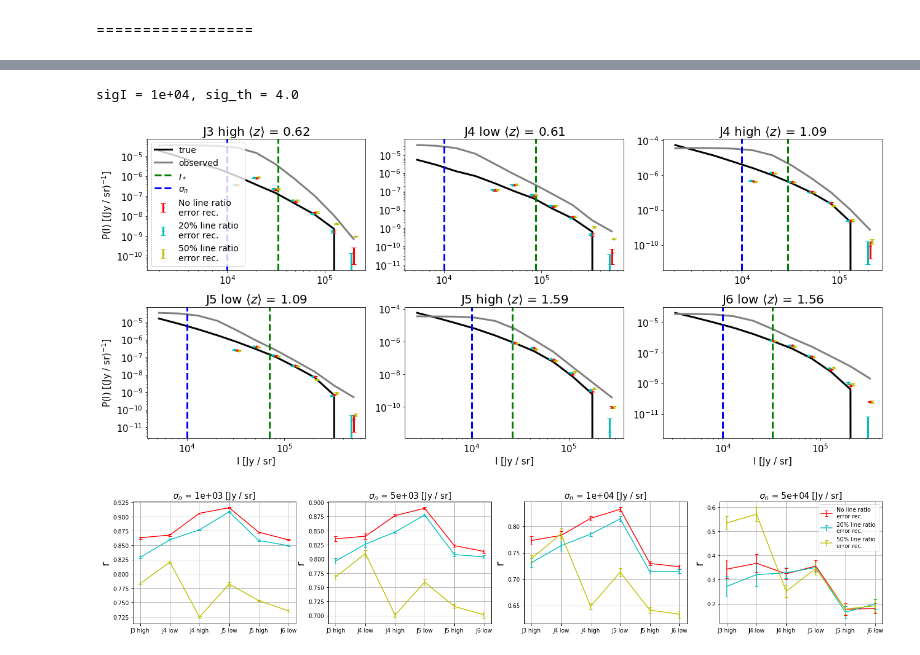
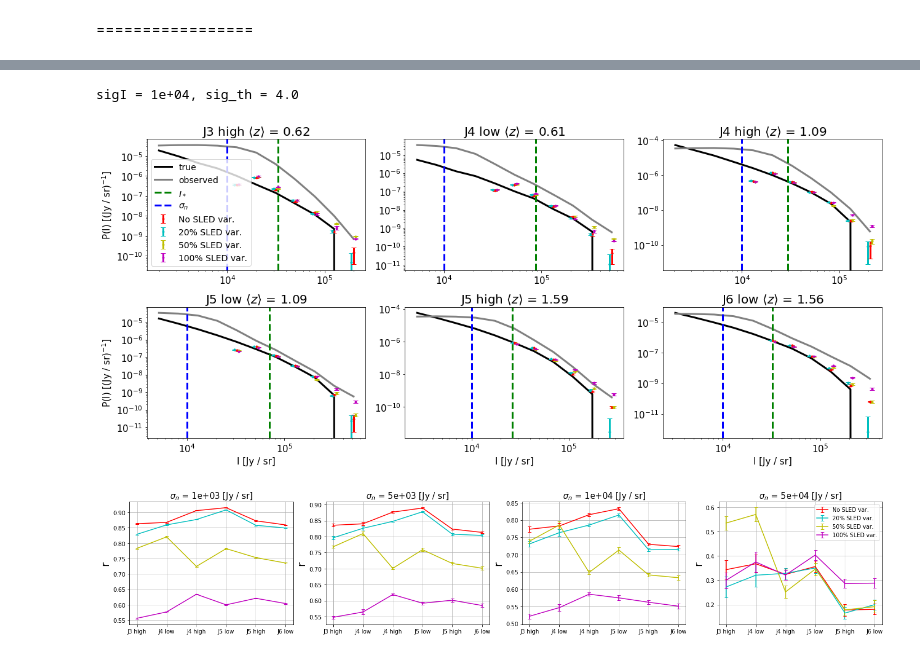
Before and after one commit to yuntingcheng/sim_cii, a Jupyter notebook: sparse_S1_var.ipynb, the cells around one changed output, grey strips where cells are left out. Cells and saved outputs as stored; diff of their text form; code cells hidden in the pictures.

```diff
--- a/sparse_S1_var.ipynb
+++ b/sparse_S1_var.ipynb
@@ -148,6 +514,7 @@ Iobs_all = Itrue_all + np.random.normal(0, sigI, Itrue_all.shape)
 Ipred_targ_arr = np.load(datadir + 'Ipred_targ_arr%d%d%d.npy'%(iNeff, i, j))
 Ipred_targ_arr0 = np.load(datadir + 'Ipred_targ_arr%d%d%d_Lr20.npy'%(iNeff, i, j))
 Ipred_targ_arr1 = np.load(datadir + 'Ipred_targ_arr%d%d%d_Lr50.npy'%(iNeff, i, j))
+Ipred_targ_arr2 = np.load(datadir + 'Ipred_targ_arr%d%d%d_Lr100.npy'%(iNeff, i, j))
 
 for jtarg in [3,4,5,6]:
     j_idx = line_use.index(jtarg)
@@ -181,7 +548,7 @@ for jtarg in [3,4,5,6]:
             h_pred_arr[n_idx, :] = h_pred
         ax[ii][jj].errorbar(I_all, np.mean(h_pred_arr, axis = 0), \
                               np.std(h_pred_arr, axis = 0),  c = 'r', \
-                              fmt = '.', capsize = 4, lw = 3, label = 'No line ratio \nerror rec.')
+                              fmt = '.', capsize = 4, lw = 3, label = 'No SLED var.')
         ax[ii][jj].plot(I_all, np.mean(h_pred_arr, axis = 0), 'r.', markersize=5)
 
         h_pred_arr = np.zeros([N_sim, len(Ibinedges) - 1])
@@ -192,7 +559,7 @@ for jtarg in [3,4,5,6]:
             h_pred_arr[n_idx, :] = h_pred
         ax[ii][jj].errorbar(I_all*0.95, np.mean(h_pred_arr, axis = 0), \
                               np.std(h_pred_arr, axis = 0),  c = 'c', \
-                              fmt = '.', capsize = 4, lw = 3, label = '20% line ratio \nerror rec.')
+                              fmt = '.', capsize = 4, lw = 3, label = '20% SLED var.')
         ax[ii][jj].plot(I_all*0.95, np.mean(h_pred_arr, axis = 0), 'c.', markersize=5)
 
         h_pred_arr = np.zeros([N_sim, len(Ibinedges) - 1])
@@ -203,8 +570,19 @@ for jtarg in [3,4,5,6]:
             h_pred_arr[n_idx, :] = h_pred
         ax[ii][jj].errorbar(I_all*1.05, np.mean(h_pred_arr, axis = 0), \
                               np.std(h_pred_arr, axis = 0),  c = 'y', \
-                              fmt = '.', capsize = 4, lw = 3, label = '50% line ratio \nerror rec.')
+                              fmt = '.', capsize = 4, lw = 3, label = '50% SLED var.')
         ax[ii][jj].plot(I_all*1.05, np.mean(h_pred_arr, axis = 0), 'y.', markersize=5)
+
+        h_pred_arr = np.zeros([N_sim, len(Ibinedges) - 1])
+        for n_idx in range(N_sim):
+            dat_pred = Ipred_targ_arr2[n_idx, j_idx, :, idx].flatten()
+            h_pred, _ = np.histogram(dat_pred, bins = Ibinedges)
+            h_pred = h_pred / len(dat_pred) / dIbins
+            h_pred_arr[n_idx, :] = h_pred
+        ax[ii][jj].errorbar(I_all*1.05, np.mean(h_pred_arr, axis = 0), \
+                              np.std(h_pred_arr, axis = 0),  c = 'm', \
+                              fmt = '.', capsize = 4, lw = 3, label = '100% SLED var.')
+        ax[ii][jj].plot(I_all*1.05, np.mean(h_pred_arr, axis = 0), 'm.', markersize=5)
 
         _,I_vec_targ = Ivox_from_zsrc([[(z_min + z_max)/2]], dth, nu_binedges, line_use, [jtarg])
         ax[ii][jj].axvline(I_vec_targ[I_vec_targ!=0], c= 'g', lw=3, ls='--', label = '$I_*$')
@@ -225,7 +603,7 @@ plt.tight_layout()
 plt.savefig('plots/paperfig/gen_VID_var.pdf', bbox_inches = 'tight', dpi = 300)
 # %% [output]
 sigI = 1e+04, sig_th = 4.0
-[figure, old version]
+[figure, new version]
 # %%
 fig, ax = plt.subplots(1,4,figsize=(24,4))
 
@@ -259,7 +637,7 @@ for i,sigI in enumerate(sigI_arr):
             mu_list.append(np.mean(cp_arr))
             sig_list.append(np.std(cp_arr))
     ax[i].errorbar(np.arange(len(mu_list)),mu_list, sig_list, c = 'r', fmt = '-', capsize = 3,\
-                  label = 'No line ratio \nerror rec.')
+                  label = 'No SLED var.')
 
     Itrue_all = np.load(datadir + 'Itrue_all%d_Lr20.npy'%iNeff)
     Itrue_targ = np.load(datadir + 'Itrue_targ%d_Lr20.npy'%iNeff)
@@ -286,7 +664,7 @@ for i,sigI in enumerate(sigI_arr):
             mu_list.append(np.mean(cp_arr))
             sig_list.append(np.std(cp_arr))
     ax[i].errorbar(np.arange(len(mu_list)),mu_list, sig_list, c = 'c', fmt = '-', capsize = 3,\
-                  label = '20% line ratio \nerror rec.')
+                  label = '20% SLED var.')
 
     Itrue_all = np.load(datadir + 'Itrue_all%d_Lr50.npy'%iNeff)
     Itrue_targ = np.load(datadir + 'Itrue_targ%d_Lr50.npy'%iNeff)
@@ -296,32 +674,59 @@ for i,sigI in enumerate(sigI_arr):
     sig_list = []
     for jtarg in [3,4,5,6]:
         j_idx = line_use.index(jtarg)
         idx_vec, z_min_vec, z_max_vec, name_vec = survey_band_bins(jtarg, 'survey1')
 
         for _, (idx,name) in enumerate(zip(idx_vec, name_vec)):
             name_list.append(name)
 
             mapt = Itrue_targ[j_idx, :, idx]
             mapt = mapt - np.mean(mapt)
             cp_arr = np.zeros(Ipred_targ_arr.shape[0])
             for isim in range(N_sim):
                 mapp = Ipred_targ_arr[isim, j_idx, :, idx]
                 mapp = mapp - np.mean(mapp)
                 if np.sum(mapt**2) > 0 and np.sum(mapp**2) > 0:
                     cp_arr[isim] = np.sum(mapt * mapp) / \
                     np.sqrt(np.sum(mapt**2) * np.sum(mapp**2))
             mu_list.append(np.mean(cp_arr))
             sig_list.append(np.std(cp_arr))
     ax[i].errorbar(np.arange(len(mu_list)),mu_list, sig_list, c = 'y', fmt = '-', capsize = 3,\
-                  label = '50% line ratio \nerror rec.')
+                  label = '50% SLED var.')
+
+    Itrue_all = np.load(datadir + 'Itrue_all%d_Lr100.npy'%iNeff)
+    Itrue_targ = np.load(datadir + 'Itrue_targ%d_Lr100.npy'%iNeff)
+    Ipred_targ_arr = np.load(datadir + 'Ipred_targ_arr%d%d%d_Lr100.npy'%(iNeff, i, j))
+    name_list = []
+    mu_list = []
+    sig_list = []
+    for jtarg in [3,4,5,6]:
+        j_idx = line_use.index(jtarg)
+        idx_vec, z_min_vec, z_max_vec, name_vec = survey_band_bins(jtarg, 'survey1')
+
+        for _, (idx,name) in enumerate(zip(idx_vec, name_vec)):
+            name_list.append(name)
+
+            mapt = Itrue_targ[j_idx, :, idx]
+            mapt = mapt - np.mean(mapt)
+            cp_arr = np.zeros(Ipred_targ_arr.shape[0])
+            for isim in range(N_sim):
+                mapp = Ipred_targ_arr[isim, j_idx, :, idx]
+                mapp = mapp - np.mean(mapp)
+                if np.sum(mapt**2) > 0 and np.sum(mapp**2) > 0:
+                    cp_arr[isim] = np.sum(mapt * mapp) / \
+                    np.sqrt(np.sum(mapt**2) * np.sum(mapp**2))
+            mu_list.append(np.mean(cp_arr))
+            sig_list.append(np.std(cp_arr))
+    ax[i].errorbar(np.arange(len(mu_list)),mu_list, sig_list, c = 'm', fmt = '-', capsize = 3,\
+                  label = '100% SLED var.')
 
     ax[i].set_ylabel('r', fontsize = 20)
     ax[i].set_title(r'$\sigma_n$ = ' + '%.0e [Jy / sr]'%sigI, fontsize = 15)
     ax[i].set_xticks(np.arange(len(mu_list)))
     ax[i].set_xticklabels(name_list)
     ax[i].yaxis.grid()
     ax[i].xaxis.grid()
 ax[i].legend(loc = 0, fontsize = 10)
 plt.savefig('plots/paperfig/gen_r_bands_var.pdf', bbox_inches = 'tight', dpi = 200)
 # %% [output]
-[figure, old version]
+[figure, new version]
```
Also changed, not shown: parts of 10 cells of this notebook, 10 other files.
